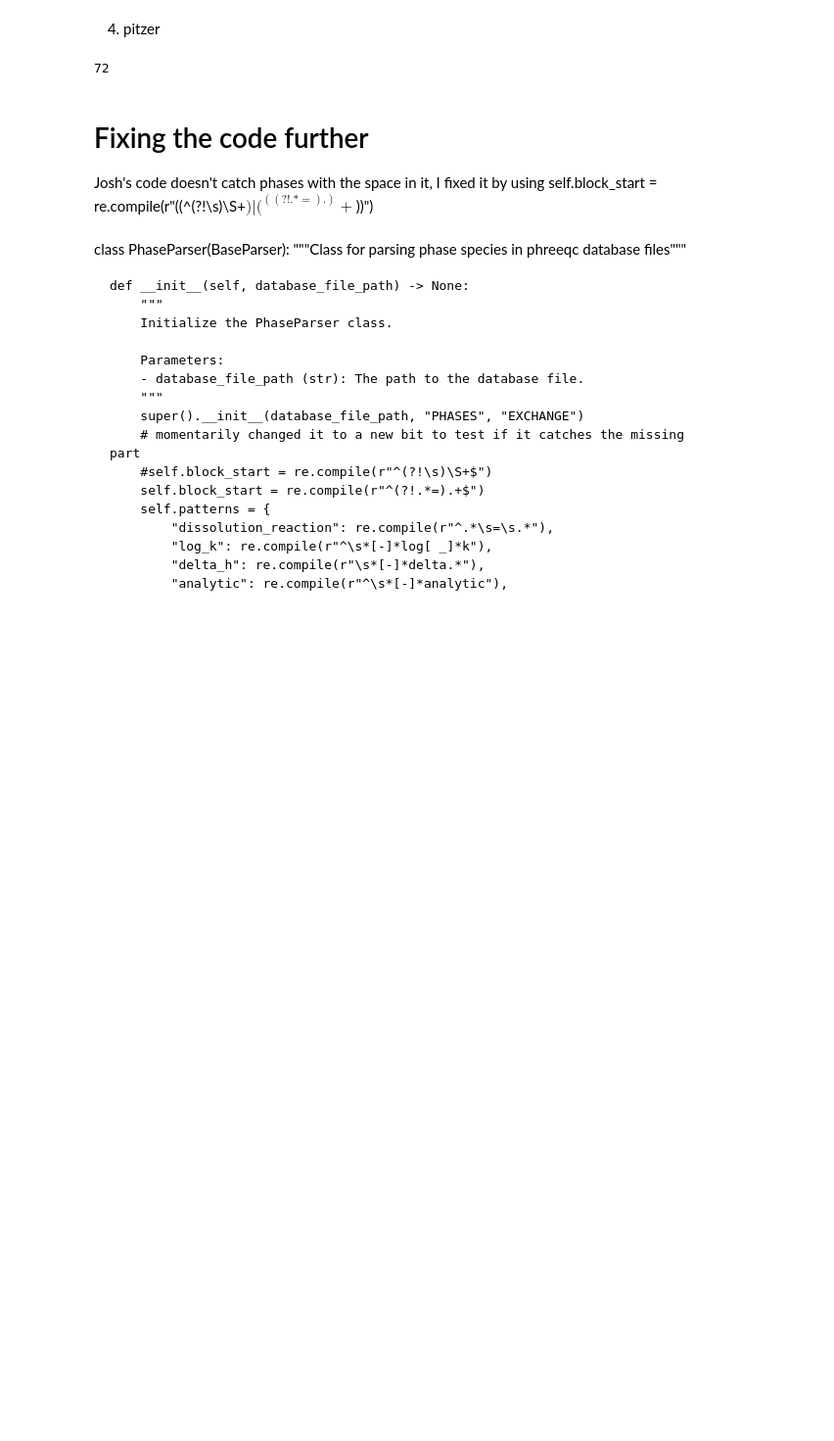
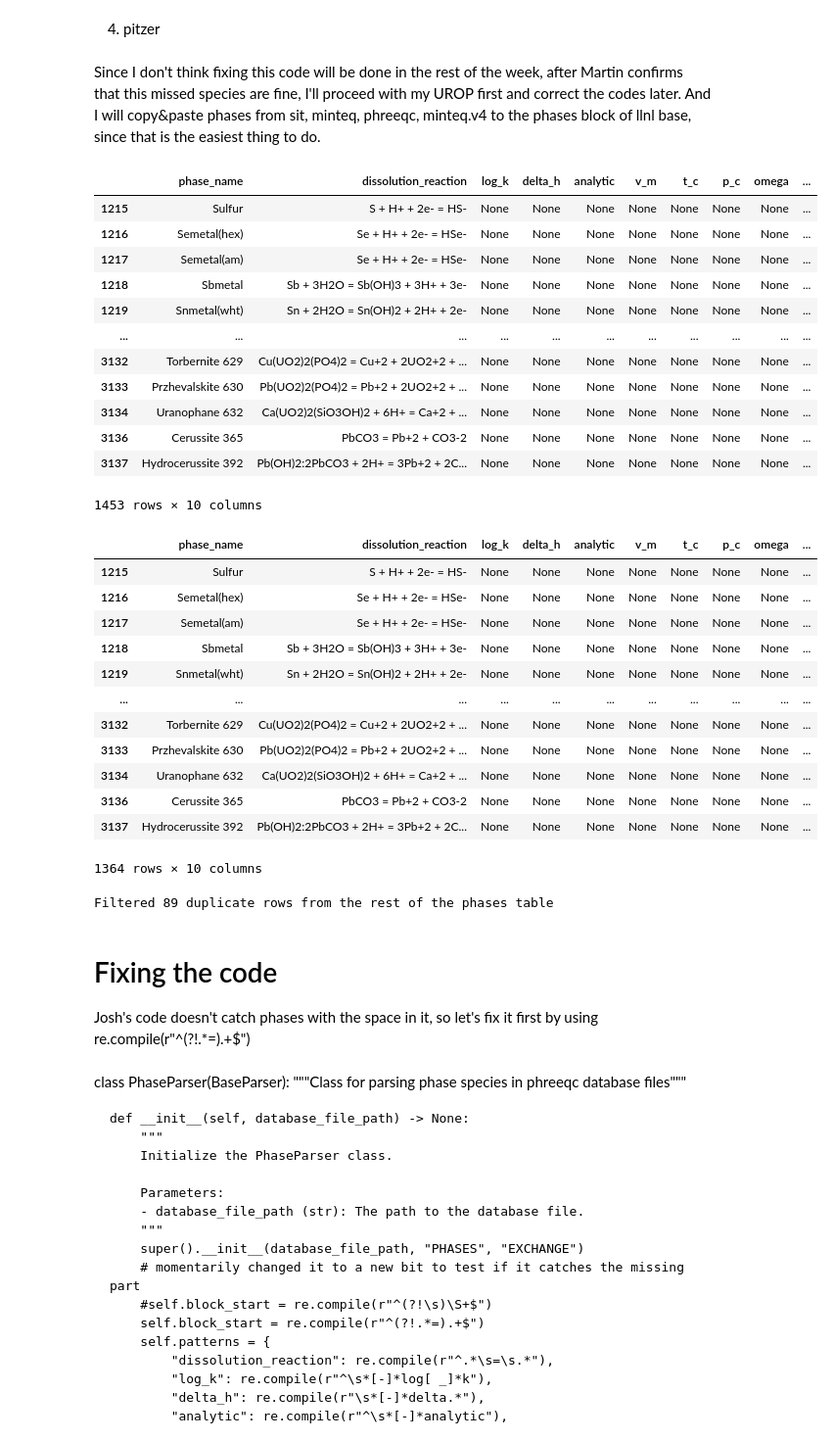
Before and after one commit to doyeon-uni/UROP2025, a Jupyter notebook: phases.ipynb, the cells around one changed output. Shown at 98% size. Drawn from its saved outputs; the diff is of its cells as text; code cells hidden in the pictures; blank space fills up the shorter version.

```diff
--- a/phases.ipynb
+++ b/phases.ipynb
@@ -213,18 +221,54 @@ outputphase.close()
 phasefile = open("pitzer_phase.txt","r")
 outputphase = open("pitzer_phasename.txt","w")
 all_lines = phasefile.readlines()
-count = 0
-
 for i in range(0,len(all_lines)):
     line = all_lines[i]
 
     if line != "" and line[0] != '#' and line[0] != '\t' and line[0] != '\n' and line[0] != ' ':
         outputphase.write(all_lines[i])
-        count += 1
 
-print(count)
 phasefile.close()
 outputphase.close()
 # number of phases is 72(correct)
-# %% [output]
-72
+# %% [markdown]
+Since I don't think fixing this code will be done in the rest of the week, after Martin confirms that this missed species are fine, I'll proceed with my UROP first and correct the codes later. And I will copy&paste phases from sit, minteq, phreeqc, minteq.v4 to the phases block of llnl base, since that is the easiest thing to do.
+# %%
+# let's start by making a dataframe that contains phases that don't exist originally in llnl
+rest_unique = phases[~phases['phase_name'].isin(phases_llnl['phase_name'])]
+display(rest_unique)
+
+# let's remove duplicates from different sources.
+before = len(rest_unique)
+filter_columns = ['phase_name']
+phases_new = rest_unique.drop_duplicates(subset=filter_columns)
+after = len(phases_new)
+display(phases_new)
+print(f'Filtered {before - after} duplicate rows from the rest of the phases table')
+# %% [output]
+|  | phase_name | dissolution_reaction | log_k | delta_h | analytic | v_m | t_c | p_c | omega | ... |
+| 1215 | Sulfur | S + H+ + 2e- = HS- | None | None | None | None | None | None | None | ... |
+| 1216 | Semetal(hex) | Se + H+ + 2e- = HSe- | None | None | None | None | None | None | None | ... |
+| 1217 | Semetal(am) | Se + H+ + 2e- = HSe- | None | None | None | None | None | None | None | ... |
+| 1218 | Sbmetal | Sb + 3H2O = Sb(OH)3 + 3H+ + 3e- | None | None | None | None | None | None | None | ... |
+| 1219 | Snmetal(wht) | Sn + 2H2O = Sn(OH)2 + 2H+ + 2e- | None | None | None | None | None | None | None | ... |
+| ... | ... | ... | ... | ... | ... | ... | ... | ... | ... | ... |
+| 3132 | Torbernite 629 | Cu(UO2)2(PO4)2 = Cu+2 + 2UO2+2 + ... | None | None | None | None | None | None | None | ... |
+| 3133 | Przhevalskite 630 | Pb(UO2)2(PO4)2 = Pb+2 + 2UO2+2 + ... | None | None | None | None | None | None | None | ... |
+| 3134 | Uranophane 632 | Ca(UO2)2(SiO3OH)2 + 6H+ = Ca+2 + ... | None | None | None | None | None | None | None | ... |
+| 3136 | Cerussite 365 | PbCO3 = Pb+2 + CO3-2 | None | None | None | None | None | None | None | ... |
+| 3137 | Hydrocerussite 392 | Pb(OH)2:2PbCO3 + 2H+ = 3Pb+2 + 2C... | None | None | None | None | None | None | None | ... |
+1453 rows × 10 columns
+|  | phase_name | dissolution_reaction | log_k | delta_h | analytic | v_m | t_c | p_c | omega | ... |
+| 1215 | Sulfur | S + H+ + 2e- = HS- | None | None | None | None | None | None | None | ... |
+| 1216 | Semetal(hex) | Se + H+ + 2e- = HSe- | None | None | None | None | None | None | None | ... |
+| 1217 | Semetal(am) | Se + H+ + 2e- = HSe- | None | None | None | None | None | None | None | ... |
+| 1218 | Sbmetal | Sb + 3H2O = Sb(OH)3 + 3H+ + 3e- | None | None | None | None | None | None | None | ... |
+| 1219 | Snmetal(wht) | Sn + 2H2O = Sn(OH)2 + 2H+ + 2e- | None | None | None | None | None | None | None | ... |
+| ... | ... | ... | ... | ... | ... | ... | ... | ... | ... | ... |
+| 3132 | Torbernite 629 | Cu(UO2)2(PO4)2 = Cu+2 + 2UO2+2 + ... | None | None | None | None | None | None | None | ... |
+| 3133 | Przhevalskite 630 | Pb(UO2)2(PO4)2 = Pb+2 + 2UO2+2 + ... | None | None | None | None | None | None | None | ... |
+| 3134 | Uranophane 632 | Ca(UO2)2(SiO3OH)2 + 6H+ = Ca+2 + ... | None | None | None | None | None | None | None | ... |
+| 3136 | Cerussite 365 | PbCO3 = Pb+2 + CO3-2 | None | None | None | None | None | None | None | ... |
+| 3137 | Hydrocerussite 392 | Pb(OH)2:2PbCO3 + 2H+ = 3Pb+2 + 2C... | None | None | None | None | None | None | None | ... |
+1364 rows × 10 columns
+Filtered 89 duplicate rows from the rest of the phases table
@@ -231,7 +279,6 @@ outputphase.close()
 # %% [markdown]
-# Fixing the code further
-Josh's code doesn't catch phases with the space in it, I fixed it by using
-self.block_start = re.compile(r"((^(?!\s)\S+$)|(^((?!.*=).)+$))")
+# Fixing the code
+Josh's code doesn't catch phases with the space in it, so let's fix it first by using re.compile(r"^(?!.*=).+$")
 # %% [markdown]
 class PhaseParser(BaseParser):
     """Class for parsing phase species in phreeqc database files"""
```
Also changed, not shown: parts of 20 cells of this notebook.
